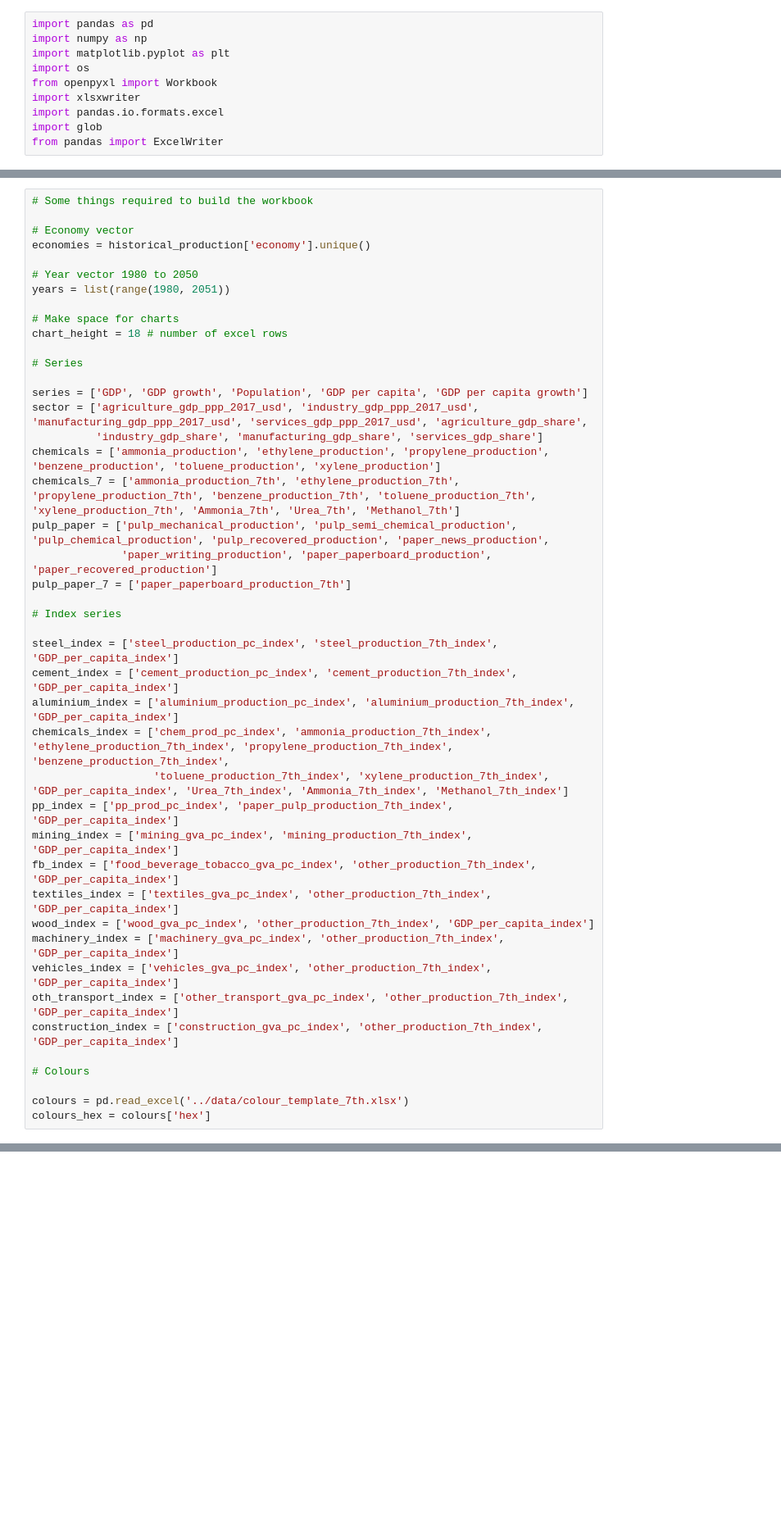
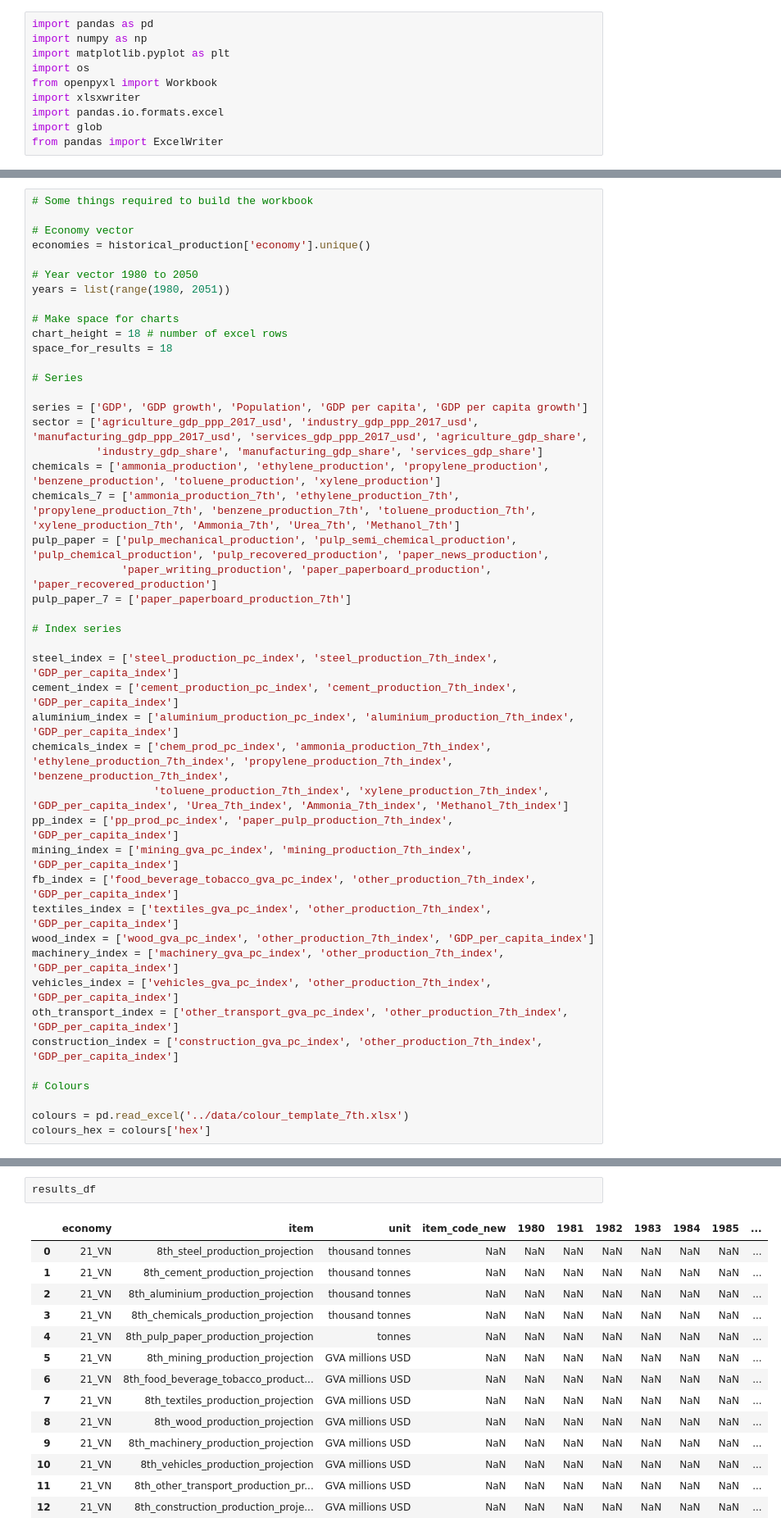
Before and after one commit to asia-pacific-energy-research-centre/Industry_8th, a Jupyter notebook: notebooks/1_industry_setup.ipynb, the cells around one changed output, grey strips where cells are left out. Shown: that part at 82% size. Drawn from its saved outputs; the diff is of its cells as text; blank space fills up the shorter version.

```diff
--- a/notebooks/1_industry_setup.ipynb
+++ b/notebooks/1_industry_setup.ipynb
@@ -53,6 +53,7 @@ years = list(range(1980, 2051))
 
 # Make space for charts
 chart_height = 18 # number of excel rows
+space_for_results = 18
 
 # Series
 
@@ -2360,0 +2397,17 @@ chemicals_df1
+# %%
+results_df
+# %% [output]
+|  | economy | item | unit | item_code_new | 1980 | 1981 | 1982 | 1983 | 1984 | 1985 | ... |
+| 0 | 21_VN | 8th_steel_production_projection | thousand tonnes | NaN | NaN | NaN | NaN | NaN | NaN | NaN | ... |
+| 1 | 21_VN | 8th_cement_production_projection | thousand tonnes | NaN | NaN | NaN | NaN | NaN | NaN | NaN | ... |
+| 2 | 21_VN | 8th_aluminium_production_projection | thousand tonnes | NaN | NaN | NaN | NaN | NaN | NaN | NaN | ... |
+| 3 | 21_VN | 8th_chemicals_production_projection | thousand tonnes | NaN | NaN | NaN | NaN | NaN | NaN | NaN | ... |
+| 4 | 21_VN | 8th_pulp_paper_production_projection | tonnes | NaN | NaN | NaN | NaN | NaN | NaN | NaN | ... |
+| 5 | 21_VN | 8th_mining_production_projection | GVA millions USD | NaN | NaN | NaN | NaN | NaN | NaN | NaN | ... |
+| 6 | 21_VN | 8th_food_beverage_tobacco_product... | GVA millions USD | NaN | NaN | NaN | NaN | NaN | NaN | NaN | ... |
+| 7 | 21_VN | 8th_textiles_production_projection | GVA millions USD | NaN | NaN | NaN | NaN | NaN | NaN | NaN | ... |
+| 8 | 21_VN | 8th_wood_production_projection | GVA millions USD | NaN | NaN | NaN | NaN | NaN | NaN | NaN | ... |
+| 9 | 21_VN | 8th_machinery_production_projection | GVA millions USD | NaN | NaN | NaN | NaN | NaN | NaN | NaN | ... |
+| 10 | 21_VN | 8th_vehicles_production_projection | GVA millions USD | NaN | NaN | NaN | NaN | NaN | NaN | NaN | ... |
+| 11 | 21_VN | 8th_other_transport_production_pr... | GVA millions USD | NaN | NaN | NaN | NaN | NaN | NaN | NaN | ... |
+| 12 | 21_VN | 8th_construction_production_proje... | GVA millions USD | NaN | NaN | NaN | NaN | NaN | NaN | NaN | ... |
```
Also changed, not shown: parts of 4 cells of this notebook, 1 other file.
